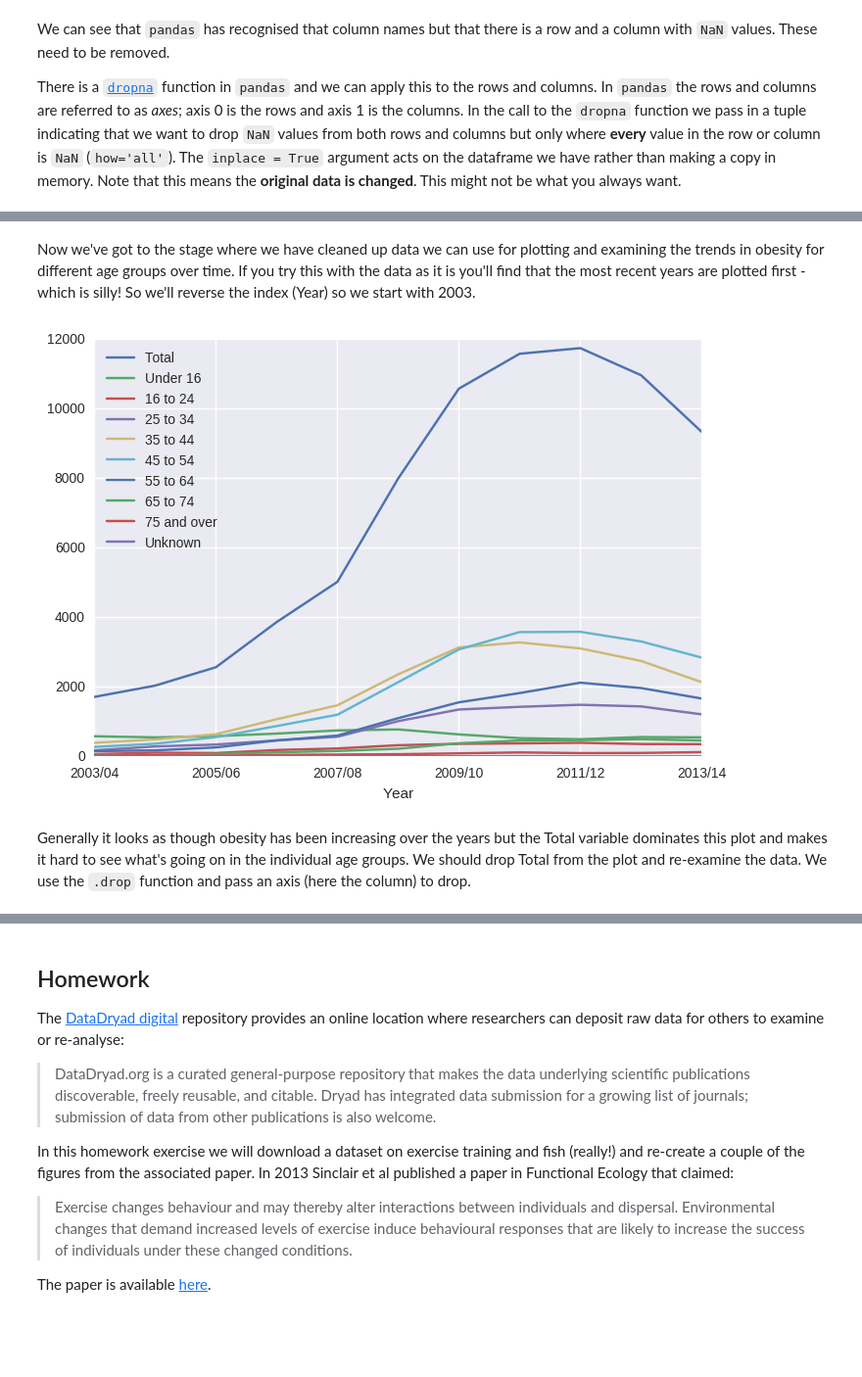
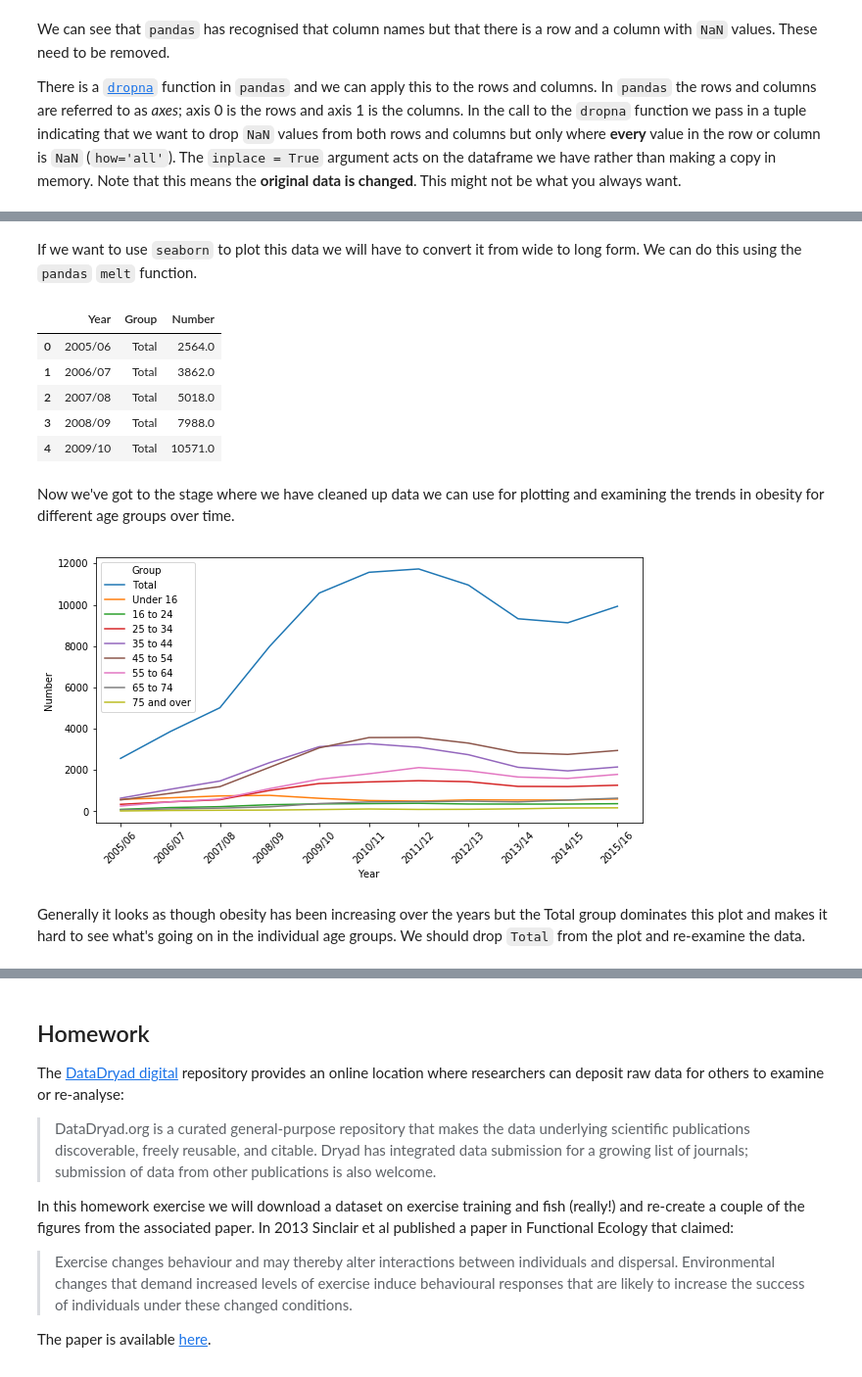
Before and after one commit to iaingallagher/BasicPython, a Jupyter notebook: Week8 - Data from the Web.ipynb, the cells around one changed output, grey strips where cells are left out. Shown at 98% size. Cells and saved outputs as stored; diff of their text form; code cells hidden in the pictures; blank space fills up the shorter version.

````diff
--- a/Week8 - Data from the Web.ipynb
+++ b/Week8 - Data from the Web.ipynb
@@ -152,3 +125,0 @@ However this isn't very general and if we had 10 or more corrections to make it
-# %%
-data_age['Year'] = data_age['Year'].map(lambda x: str(x)[0:7])
-print(data_age['Year'])
@@ -185,4 +125,0 @@ At the moment the index for this data is an arbitrary integer. Since we're going
-# %%
-# change the index to year to make plotting easier
-data_age.set_index('Year', inplace=True)
-data_age.head()
@@ -196,0 +128,6 @@ data_age.head()
+# %%
+# pass in dictionary to change column names, inplace=True to change the actual data
+data_age.rename({'Year4,5':'Year', 'All persons6':'Total'}, axis='columns', inplace=True)
+# check
+data_age.columns
+data_age.head()
@@ -197,10 +141,23 @@ data_age.head()
+# %% [markdown]
+If we want to use ```seaborn``` to plot this data we will have to convert it from wide to long form. We can do this using the ```pandas``` ```melt``` function.
+# %%
+data_age_m = pd.melt(data_age, id_vars='Year', var_name='Group', value_name='Number')
+data_age_m.head()
+# %% [output]
+|  | Year | Group | Number |
+| 0 | 2005/06 | Total | 2564.0 |
+| 1 | 2006/07 | Total | 3862.0 |
+| 2 | 2007/08 | Total | 5018.0 |
+| 3 | 2008/09 | Total | 7988.0 |
+| 4 | 2009/10 | Total | 10571.0 |
 # %% [markdown]
-Now we've got to the stage where we have cleaned up data we can use for plotting and examining the trends in obesity for different age groups over time. If you try this with the data as it is you'll find that the most recent years are plotted first - which is silly! So we'll reverse the index (Year) so we start with 2003.
+Now we've got to the stage where we have cleaned up data we can use for plotting and examining the trends in obesity for different age groups over time.
-# %%
-data_age.sort_index(ascending=True, inplace=True)
-data_age.plot()
-plt.show()
-# %% [output]
-[figure, removed]
+# %%
+plt.figure(figsize=(10,5)) # set plot dimensions
+sns.lineplot('Year', 'Number', hue='Group', data=data_age_m) # size argument sets plot size
+plt.xticks(rotation=45) # rotate tick labels for clarity
+plt.show()
+# %% [output]
+[figure, added]
 # %% [markdown]
-Generally it looks as though obesity has been increasing over the years but the Total variable dominates this plot and makes it hard to see what's going on in the individual age groups. We should drop Total from the plot and re-examine the data. We use the ```.drop``` function and pass an axis (here the column) to drop.
+Generally it looks as though obesity has been increasing over the years but the Total group dominates this plot and makes it hard to see what's going on in the individual age groups. We should drop ```Total``` from the plot and re-examine the data.
````
Also changed, not shown: parts of 25 cells of this notebook.
